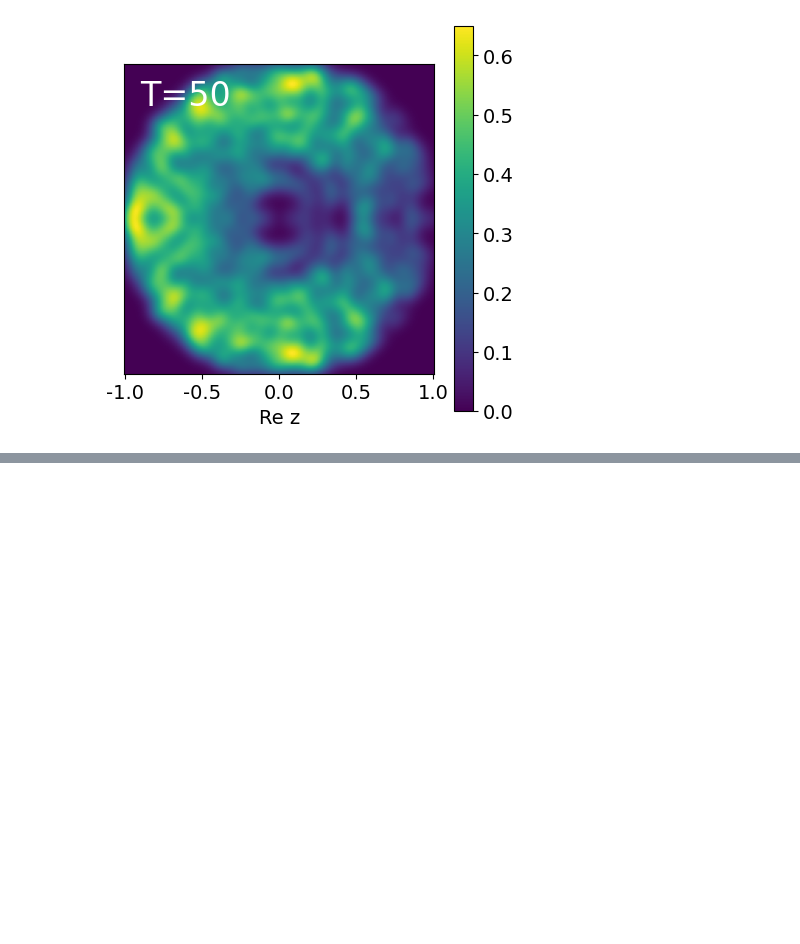
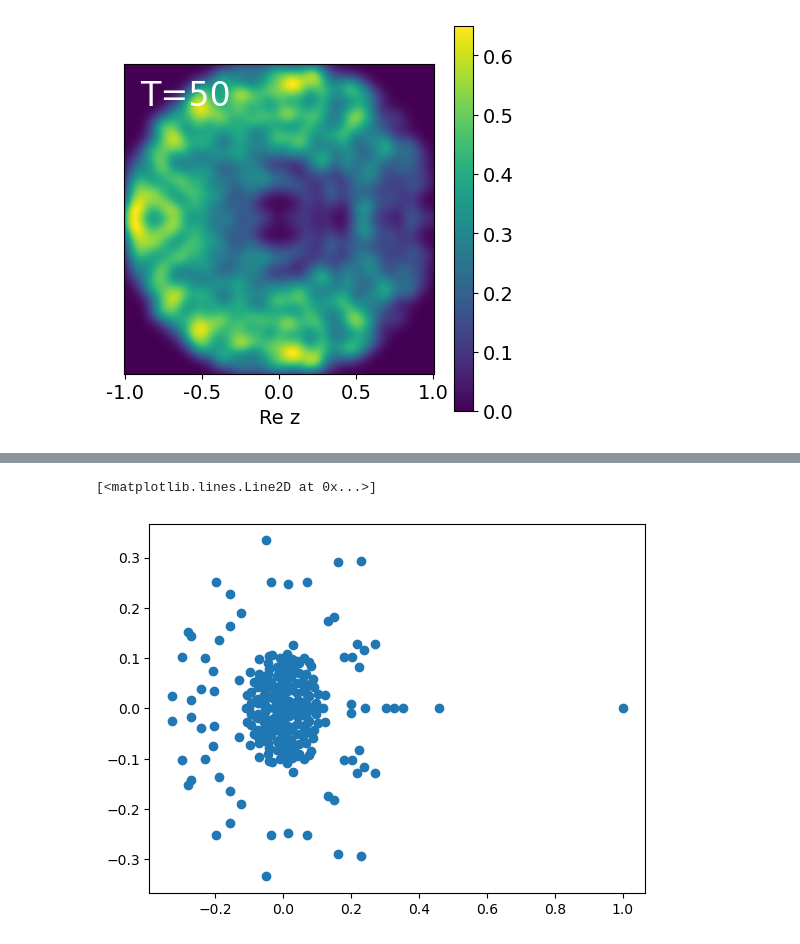
Before and after one commit to KristianWold/eddqc, a Jupyter notebook: analysis/integrable_transition/Donut_Transition.ipynb, the cells around one changed output, grey strips where cells are left out. Saved outputs shown, nothing was run; the diff lists cells and outputs as text; code cells hidden in the pictures; blank space fills up the shorter version.

```diff
--- a/analysis/integrable_transition/Donut_Transition.ipynb
+++ b/analysis/integrable_transition/Donut_Transition.ipynb
@@ -211,0 +229,22 @@ plot_csr(csr_integrable_coat,
+# %%
+for i, model in enumerate(model_list3):
+    SO = model.channel.superoperator
+    saver(SO, f"bookkeeping/superoperators_4q_ff/layers20/superoperator{i}")
+# %%
+for i, model in enumerate(model_list4):
+    SO = model.channel.superoperator
+    saver(SO, f"bookkeeping/superoperators_4q_ff/layers30/superoperator{i}")
+# %%
+for i, model in enumerate(model_list5):
+    SO = model.channel.superoperator
+    saver(SO, f"bookkeeping/superoperators_4q_ff/layers40/superoperator{i}")
+# %%
+for i, model in enumerate(model_list6):
+    SO = model.channel.superoperator
+    saver(SO, f"bookkeeping/superoperators_4q_ff/layers50/superoperator{i}")
+# %%
+eig,_ = np.linalg.eig(SO)
+plt.plot(eig.real, eig.imag, "o")
+# %% [output]
+[<matplotlib.lines.Line2D at 0x...>]
+[figure, added]
```
Also changed, not shown: parts of 5 cells of this notebook.
